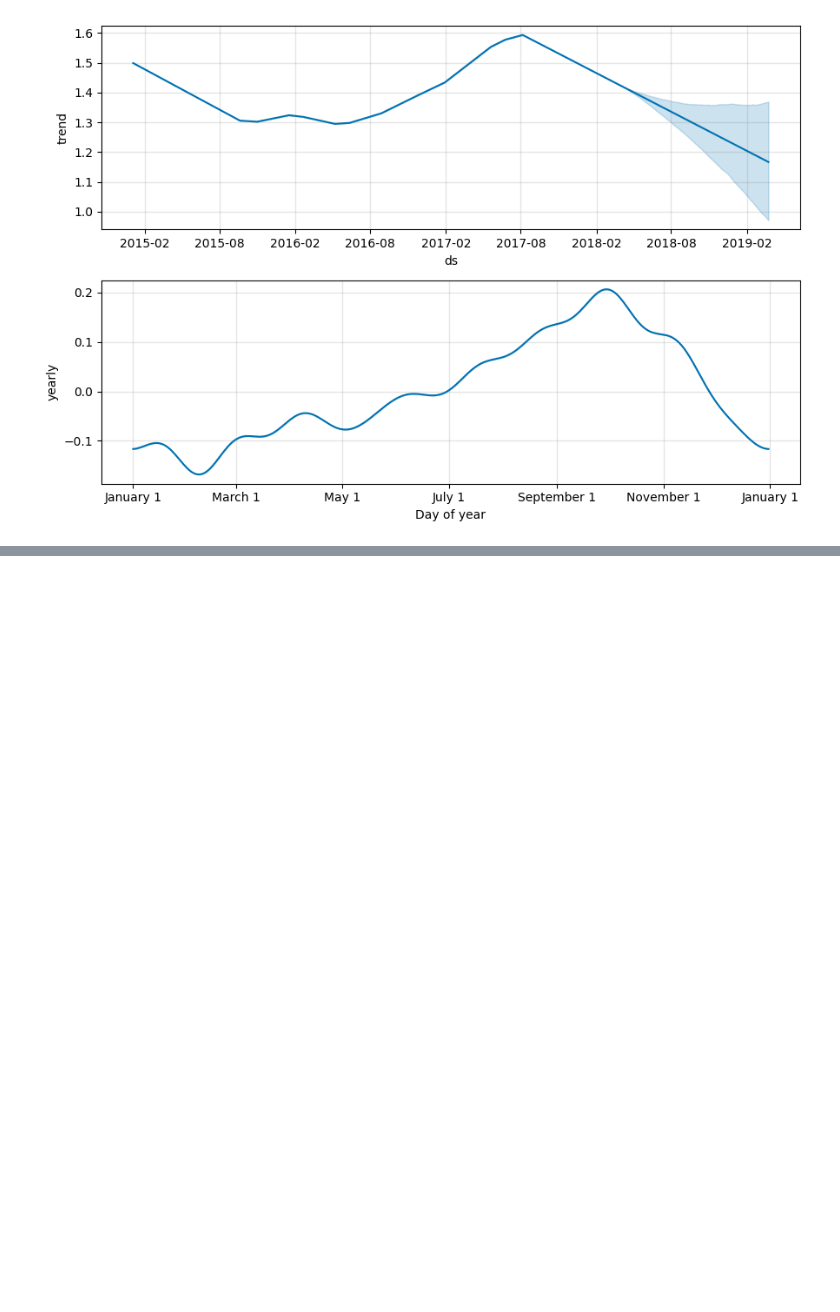
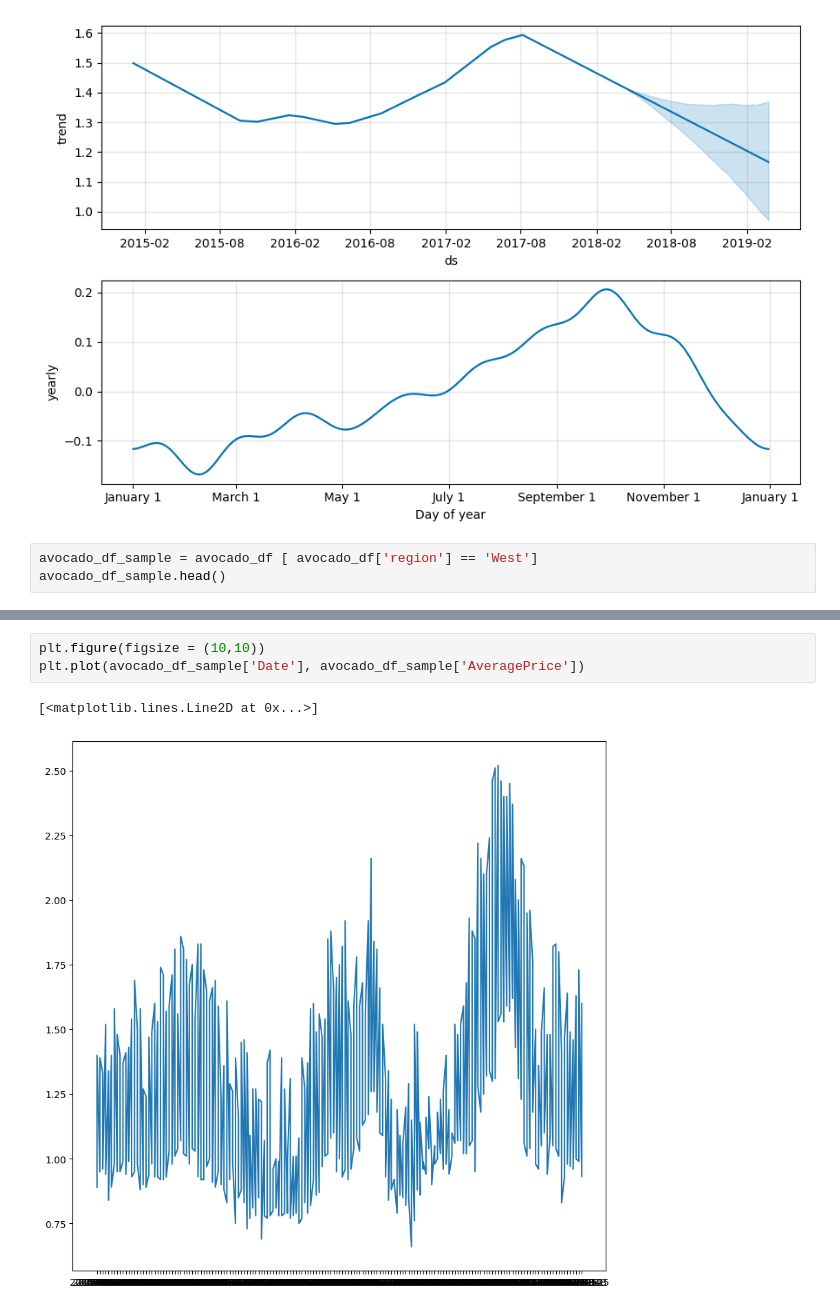
Before and after one commit to Hashim-Khan0/machine_learning_practice, a Jupyter notebook: avocado_market_prediction/price_prediction.ipynb, the cells around one changed output, grey strips where cells are left out. Cells and saved outputs as stored; diff of their text form; blank space fills up the shorter version.

Commit message:
now we try to predict based off the west region

```diff
--- a/avocado_market_prediction/price_prediction.ipynb
+++ b/avocado_market_prediction/price_prediction.ipynb
@@ -106,3 +106,6 @@ figure = m.plot(forecast, xlabel = 'Date', ylabel = 'Price')
 figure = m.plot_components(forecast)
 # %% [output]
 [figure]
+# %%
+avocado_df_sample = avocado_df [ avocado_df['region'] == 'West']
+avocado_df_sample.head()
@@ -108,0 +129,6 @@ figure = m.plot_components(forecast)
+# %%
+plt.figure(figsize = (10,10))
+plt.plot(avocado_df_sample['Date'], avocado_df_sample['AveragePrice'])
+# %% [output]
+[<matplotlib.lines.Line2D at 0x...>]
+[figure, added]
```
Also changed, not shown: parts of 7 cells of this notebook.
